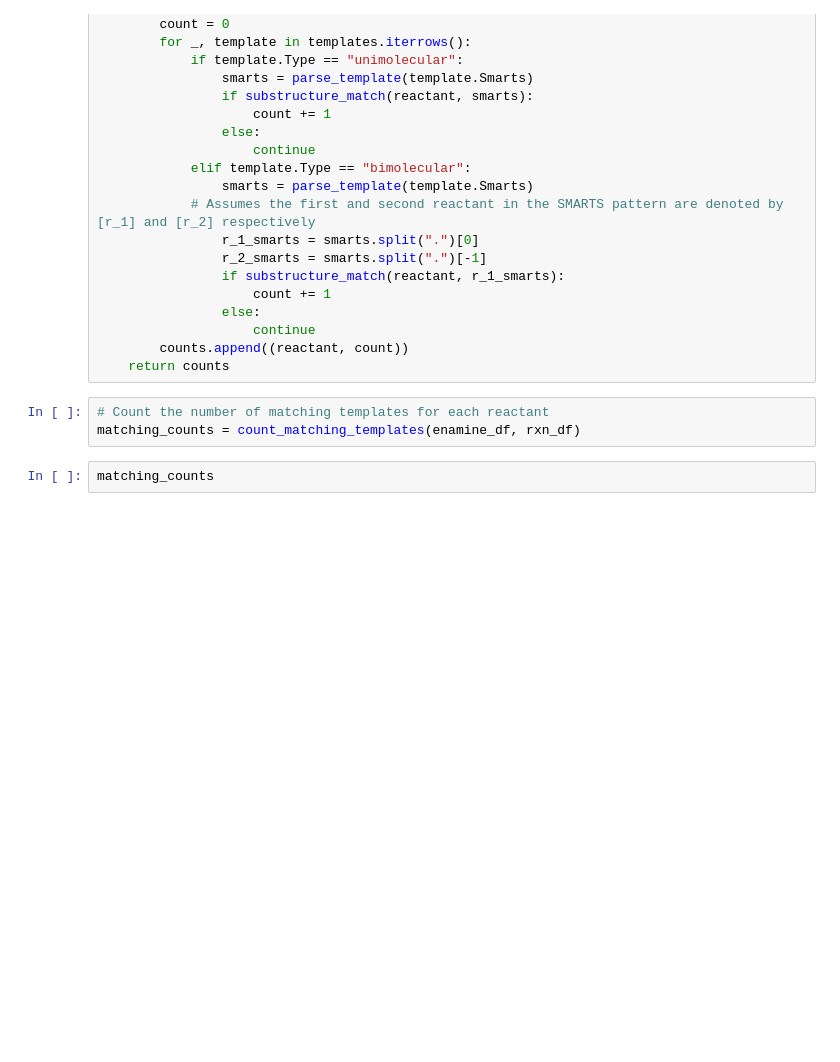
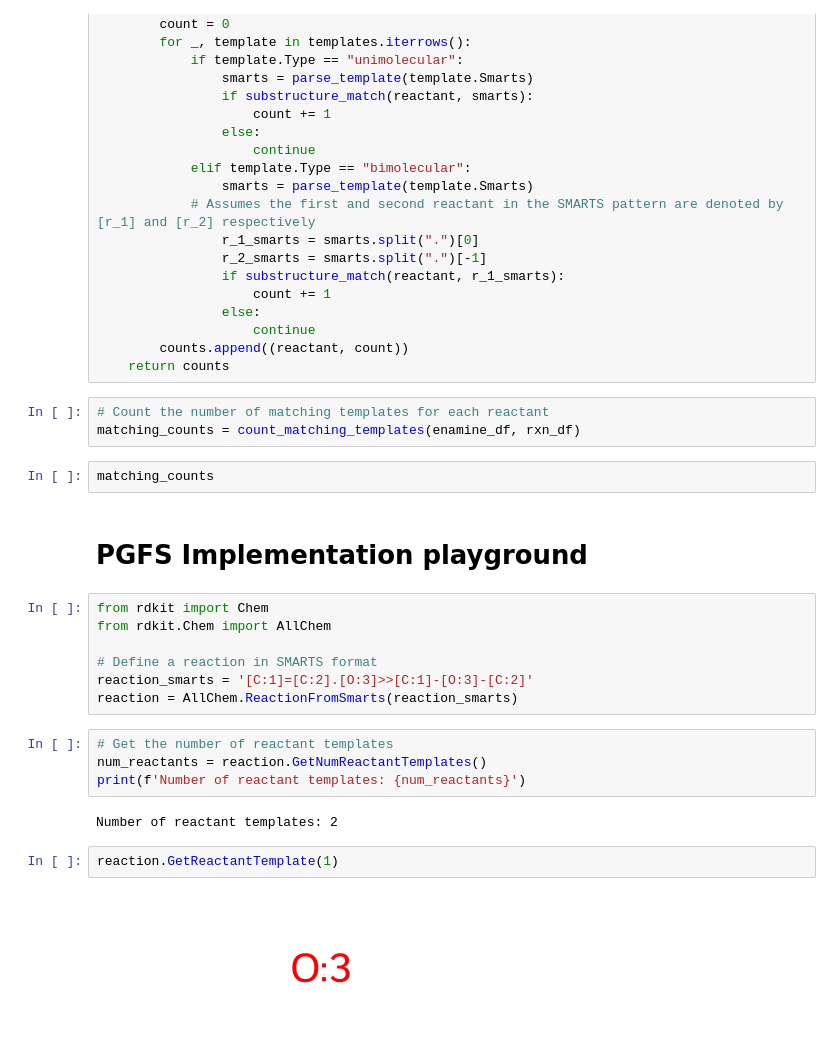
Before and after one commit to Whizz-tamie/designing-new-molecules, a Jupyter notebook: notebooks/exploration.ipynb, the cells around one changed output. Cells and saved outputs as stored; diff of their text form; blank space fills up the shorter version.

Commit message:
pgfs first implementation

```diff
--- a/notebooks/exploration.ipynb
+++ b/notebooks/exploration.ipynb
@@ -889,3 +889,22 @@ def count_matching_templates(reactants, templates):
 matching_counts = count_matching_templates(enamine_df, rxn_df)
 # %%
 matching_counts
+# %% [markdown]
+# PGFS Implementation playground
+# %%
+from rdkit import Chem
+from rdkit.Chem import AllChem
+
+# Define a reaction in SMARTS format
+reaction_smarts = '[C:1]=[C:2].[O:3]>>[C:1]-[O:3]-[C:2]'
+reaction = AllChem.ReactionFromSmarts(reaction_smarts)
+# %%
+# Get the number of reactant templates
+num_reactants = reaction.GetNumReactantTemplates()
+print(f'Number of reactant templates: {num_reactants}')
+# %% [output]
+Number of reactant templates: 2
+# %%
+reaction.GetReactantTemplate(1)
+# %% [output]
+[figure, added]
```
Also changed, not shown: parts of 38 cells of this notebook, 31 other files.
